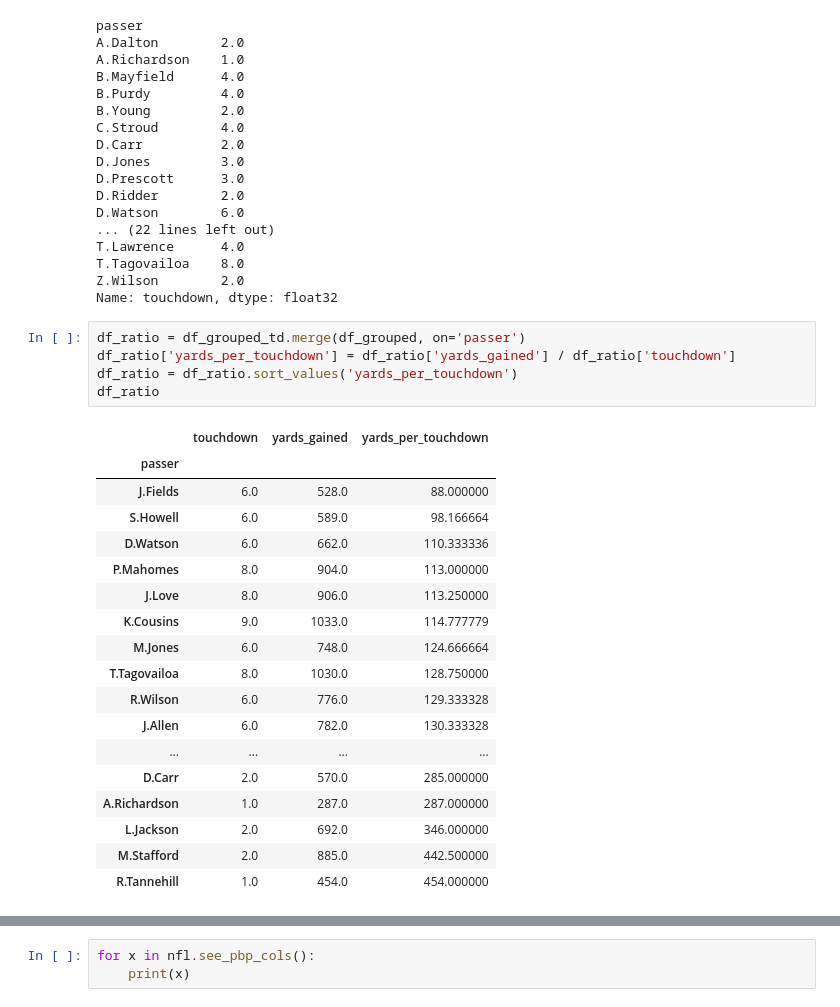
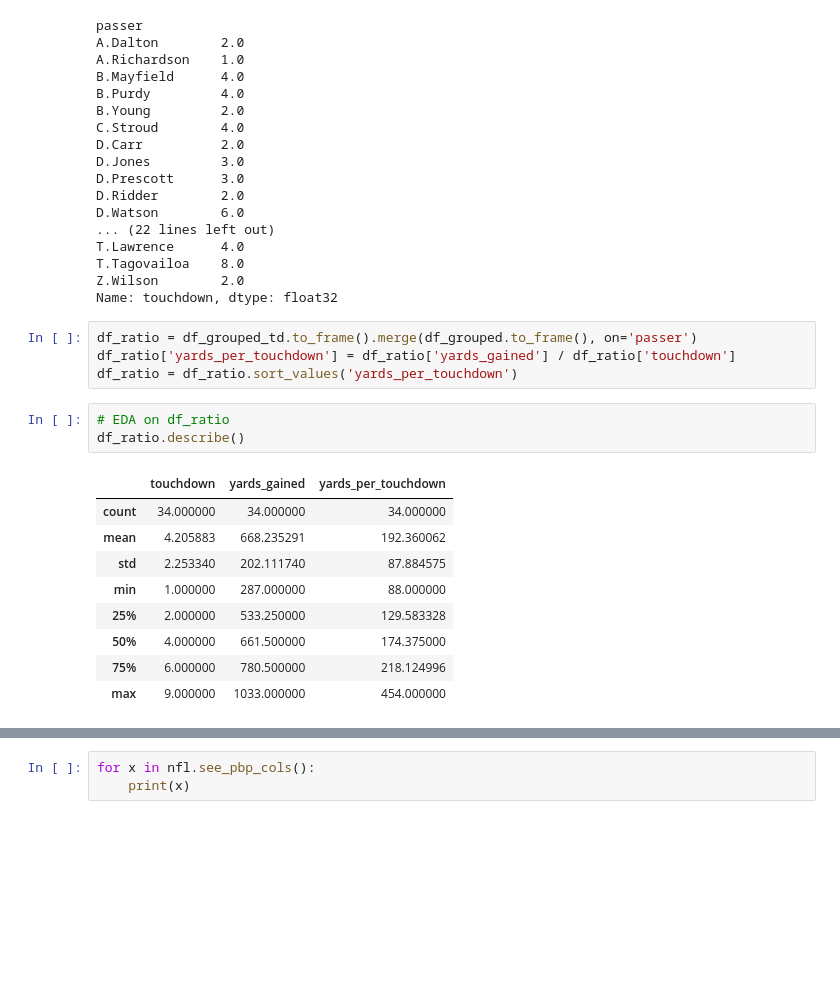
Before and after one commit to vvvijaya/FootballDash, a Jupyter notebook: trial-nfldatapy.ipynb, the cells around one changed output, grey strips where cells are left out. Drawn from its saved outputs; the diff is of its cells as text; blank space fills up the shorter version.

```diff
--- a/trial-nfldatapy.ipynb
+++ b/trial-nfldatapy.ipynb
@@ -87,26 +87,19 @@ T.Tagovailoa    8.0
 Z.Wilson        2.0
 Name: touchdown, dtype: float32
 # %%
-df_ratio = df_grouped_td.merge(df_grouped, on='passer')
+df_ratio = df_grouped_td.to_frame().merge(df_grouped.to_frame(), on='passer')
 df_ratio['yards_per_touchdown'] = df_ratio['yards_gained'] / df_ratio['touchdown']
 df_ratio = df_ratio.sort_values('yards_per_touchdown')
-df_ratio
-# %% [output]
-|  | touchdown | yards_gained | yards_per_touchdown |
-| passer |  |  |  |
-| J.Fields | 6.0 | 528.0 | 88.000000 |
-| S.Howell | 6.0 | 589.0 | 98.166664 |
-| D.Watson | 6.0 | 662.0 | 110.333336 |
-| P.Mahomes | 8.0 | 904.0 | 113.000000 |
-| J.Love | 8.0 | 906.0 | 113.250000 |
-| K.Cousins | 9.0 | 1033.0 | 114.777779 |
-| M.Jones | 6.0 | 748.0 | 124.666664 |
-| T.Tagovailoa | 8.0 | 1030.0 | 128.750000 |
-| R.Wilson | 6.0 | 776.0 | 129.333328 |
-| J.Allen | 6.0 | 782.0 | 130.333328 |
-| ... | ... | ... | ... |
-| D.Carr | 2.0 | 570.0 | 285.000000 |
-| A.Richardson | 1.0 | 287.0 | 287.000000 |
-| L.Jackson | 2.0 | 692.0 | 346.000000 |
-| M.Stafford | 2.0 | 885.0 | 442.500000 |
-| R.Tannehill | 1.0 | 454.0 | 454.000000 |
+# %%
+# EDA on df_ratio
+df_ratio.describe()
+# %% [output]
+|  | touchdown | yards_gained | yards_per_touchdown |
+| count | 34.000000 | 34.000000 | 34.000000 |
+| mean | 4.205883 | 668.235291 | 192.360062 |
+| std | 2.253340 | 202.111740 | 87.884575 |
+| min | 1.000000 | 287.000000 | 88.000000 |
+| 25% | 2.000000 | 533.250000 | 129.583328 |
+| 50% | 4.000000 | 661.500000 | 174.375000 |
+| 75% | 6.000000 | 780.500000 | 218.124996 |
+| max | 9.000000 | 1033.000000 | 454.000000 |
```
Also changed, not shown: parts of 2 cells of this notebook.
